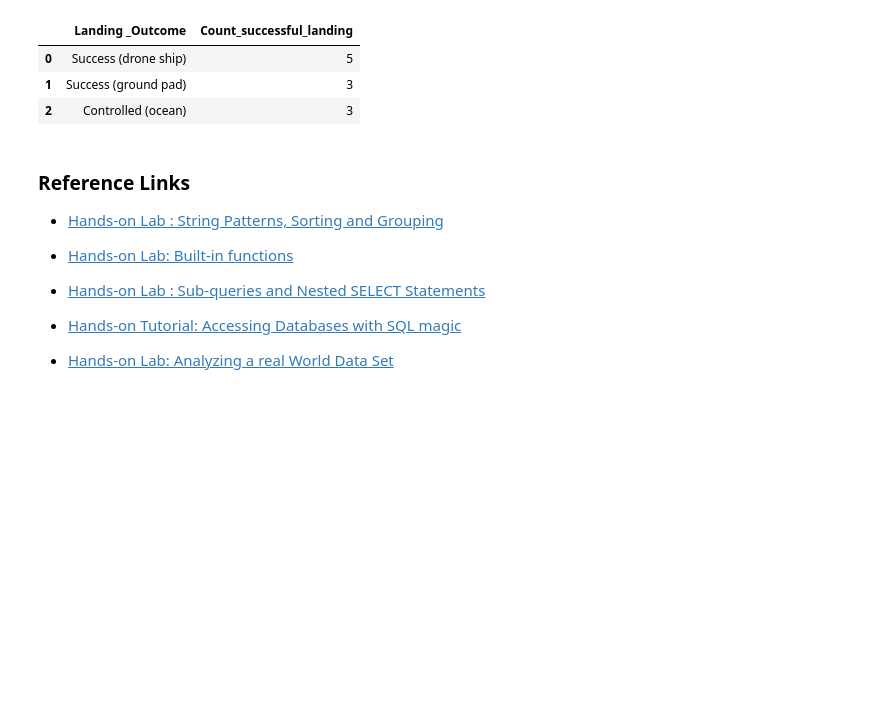
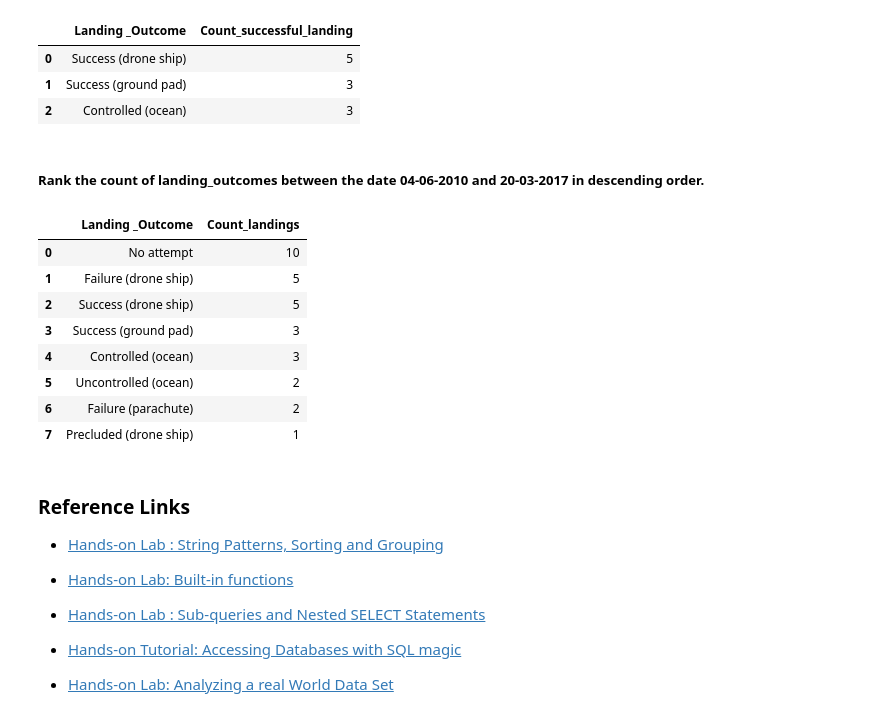
Before and after one commit to LeonardoPalaciosPando1996/Data-Science-specialization, a Jupyter notebook: Applied Data Science Capstone/jupyter-labs-eda-sql-coursera_sqlserver.ipynb, the cells around one changed output. Saved outputs shown, nothing was run; the diff lists cells and outputs as text; code cells hidden in the pictures; blank space fills up the shorter version.

```diff
--- a/Applied Data Science Capstone/jupyter-labs-eda-sql-coursera_sqlserver.ipynb
+++ b/Applied Data Science Capstone/jupyter-labs-eda-sql-coursera_sqlserver.ipynb
@@ -352,6 +352,30 @@ pd.DataFrame(df10)
 | 0 | Success (drone ship) | 5 |
 | 1 | Success (ground pad) | 3 |
 | 2 | Controlled (ocean) | 3 |
+# %% [markdown]
+##### Rank the  count of landing_outcomes between the date 04-06-2010 and 20-03-2017 in descending order.
+# %%
+query='''
+
+select [Landing _Outcome],count(*) as Count_landings  from SPACEXTBL
+where convert(date,Date,103) BETWEEN CONVERT(date,'04-06-2010',103) AND CONVERT(date,'20-03-2017',103)
+group by [Landing _Outcome]
+order by count(*) desc
+
+'''
+cursor.execute(query)
+df10 = cursor.fetchall()
+pd.DataFrame(df10)
+# %% [output]
+|  | Landing _Outcome | Count_landings |
+| 0 | No attempt | 10 |
+| 1 | Failure (drone ship) | 5 |
+| 2 | Success (drone ship) | 5 |
+| 3 | Success (ground pad) | 3 |
+| 4 | Controlled (ocean) | 3 |
+| 5 | Uncontrolled (ocean) | 2 |
+| 6 | Failure (parachute) | 2 |
+| 7 | Precluded (drone ship) | 1 |
 # %%
 conn.close()
 # %% [markdown]
```
Also changed, not shown: parts of 2 cells of this notebook.
